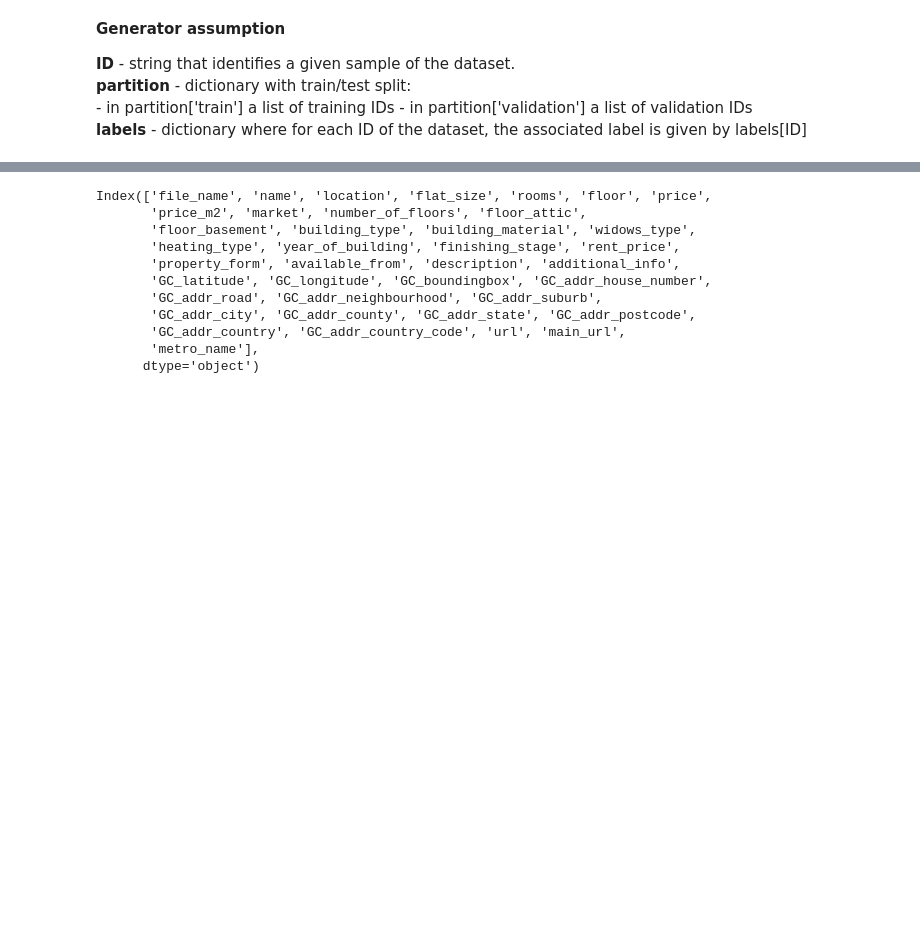
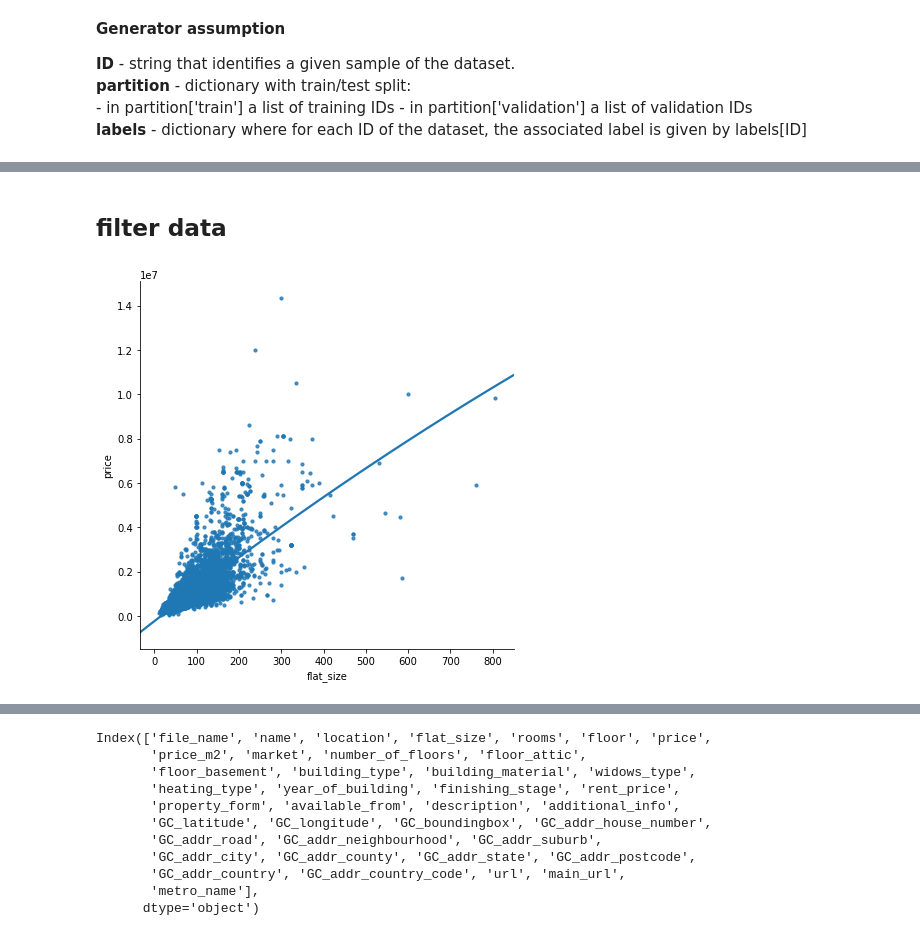
Before and after one commit to xSzpo/xFlats, a Jupyter notebook: Notebooks/02_load_data_generator.ipynb, the cells around one changed output, grey strips where cells are left out. Saved outputs shown, nothing was run; the diff lists cells and outputs as text; code cells hidden in the pictures; blank space fills up the shorter version.

Commit message:
noetbook - model to predict price on lightgbm

```diff
--- a/Notebooks/02_load_data_generator.ipynb
+++ b/Notebooks/02_load_data_generator.ipynb
@@ -120,5 +305,6 @@ def train_test_label_split(data_raw, train_val_test_size = [0.7,0.2,0.1], y_name
 # %%
 def transform_json_df(raw_json, partition = None):
+
 
     if partition:
         _tmp_list_train = []
@@ -133,7 +319,7 @@ def transform_json_df(raw_json, partition = None):
 
         # LOAD DATA
         _tmp = raw_json[file]
-        _tmp = helpers.scraper.dict_except(_tmp,['img_gallery_strimg','gallery'])
+        _tmp = helpers.scraper.dict_except(_tmp,['gallery'])
 
         # PUT DATA INTO COLUMNS
         _tmp['file_name'] = file
@@ -168,6 +354,19 @@ def transform_json_df(raw_json, partition = None):
         _tmp['year_of_building'] = np.float32(_tmp['year_of_building']) if isinstance(_tmp['year_of_building'], (str)) else None
         _tmp['rent_price'] = helpers.scraper.digits_from_str(_tmp['rent_price']) if _tmp['rent_price'] is not None else None
 
+        # image
+        #https://www.kaggle.com/shivamb/ideas-for-image-features-and-image-quality
+
+        #img_1 = helpers.scraper.open_img_from_str(_tmp['img_gallery_strimg'][0]).resize((64,64))
+        #_tmp['img_dullness'] = perform_color_analysis(img_1, flag='black')
+        #_tmp['img_whiteness'] = perform_color_analysis(img_1, flag='white')
+        #_tmp_img = get_average_dominant_color(img_1)
+        #_tmp['img_dominant_color_1'] = _tmp_img[0]
+        #_tmp['img_dominant_color_2'] = _tmp_img[1]
+        #_tmp['img_dominant_color_3'] = _tmp_img[2]
+        #_tmp['img_blurrness'] = get_blurrness_score(img_1)
+
+
         # SAVE TO LIST
         if partition is None:
             _tmp_list += [_tmp]
@@ -188,6 +387,8 @@ def transform_json_df(raw_json, partition = None):
                 'GC_latitude','GC_longitude', 'GC_boundingbox', 'GC_addr_house_number','GC_addr_road',
                 'GC_addr_neighbourhood', 'GC_addr_suburb','GC_addr_city', 'GC_addr_county', 'GC_addr_state',
                 'GC_addr_postcode','GC_addr_country', 'GC_addr_country_code','url','main_url']
+                #'img_dullness','img_whiteness','img_dominant_color_1','img_dominant_color_2',
+                #'img_dominant_color_3','img_blurrness']
 
     if partition:
 
@@ -352,0 +607,3 @@ Wall time: 24.9 s
+# %%
+%%time
+df_data = transform_json_df(raw_data)
@@ -353,3 +613,4 @@ Wall time: 24.9 s
 # %%
+%%time
 gpd = read_bus_gpd(path=LOCAL_DATA_PATH_DICT, file='bus_stops.json')
-gpd_metro =gpd[gpd.name.str.match('Metro')]
+gpd_metro =gpd[gpd.name.str.match('Metro')].assign(name= lambda x: x.name.str[:-1])
@@ -355,0 +620,3 @@ gpd_metro =gpd[gpd.name.str.match('Metro')]
+# %%
+%%time
+df_data = find_metro(gpd_metro,df_data)
@@ -355,0 +626,7 @@ gpd_metro =gpd[gpd.name.str.match('Metro')]
+# %% [markdown]
+## filter data
+# %%
+sns.lmplot(x="flat_size", y="price",data=df_data.query("flat_size < 1000"),
+           order=2, ci=None, scatter_kws={"s": 10}, height=6);
+# %% [output]
+[figure, added]
```
Also changed, not shown: parts of 49 cells of this notebook, 2 other files.
